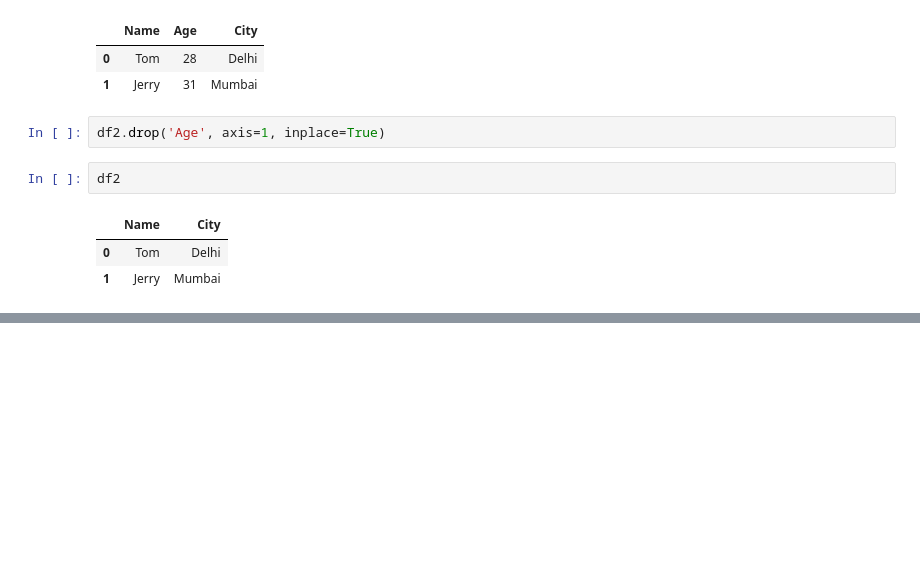
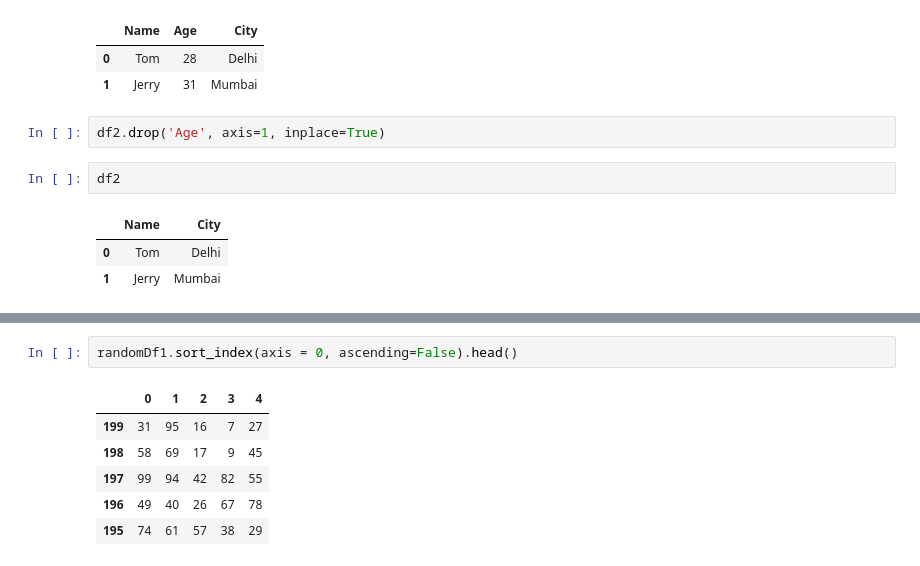
Before and after one commit to omrajsharma/lb-py-25-may-2025, a Jupyter notebook: pd.ipynb, the cells around one changed output, grey strips where cells are left out. Saved outputs shown, nothing was run; the diff lists cells and outputs as text; blank space fills up the shorter version.

```diff
--- a/pd.ipynb
+++ b/pd.ipynb
@@ -342,0 +375,9 @@ df2
+# %%
+randomDf1.sort_index(axis = 0, ascending=False).head()
+# %% [output]
+|  | 0 | 1 | 2 | 3 | 4 |
+| 199 | 31 | 95 | 16 | 7 | 27 |
+| 198 | 58 | 69 | 17 | 9 | 45 |
+| 197 | 99 | 94 | 42 | 82 | 55 |
+| 196 | 49 | 40 | 26 | 67 | 78 |
+| 195 | 74 | 61 | 57 | 38 | 29 |
```
Also changed, not shown: parts of 47 cells of this notebook.
